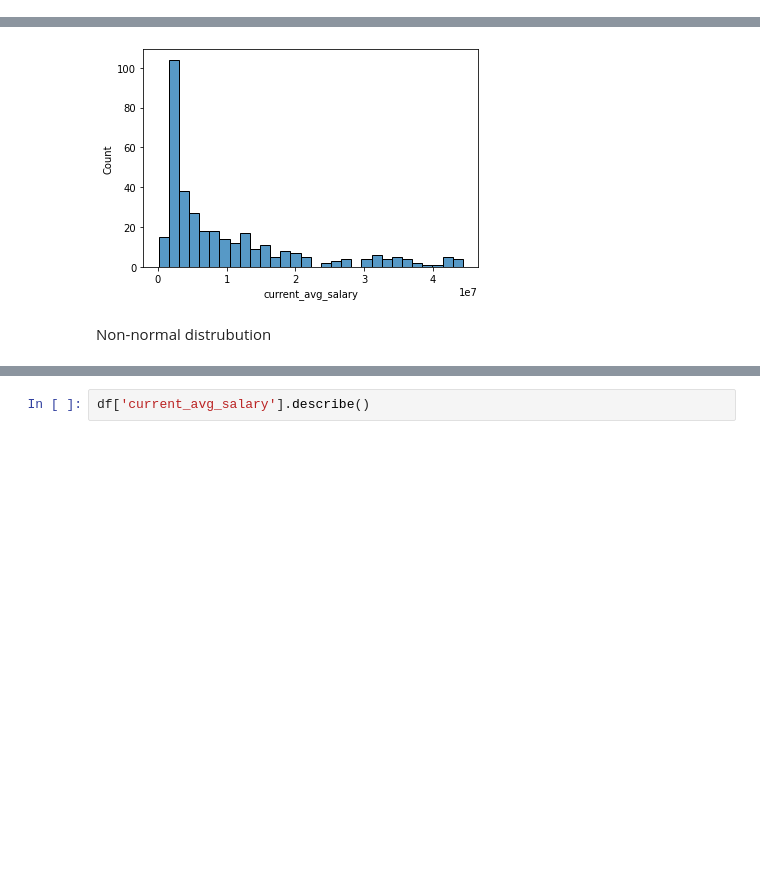
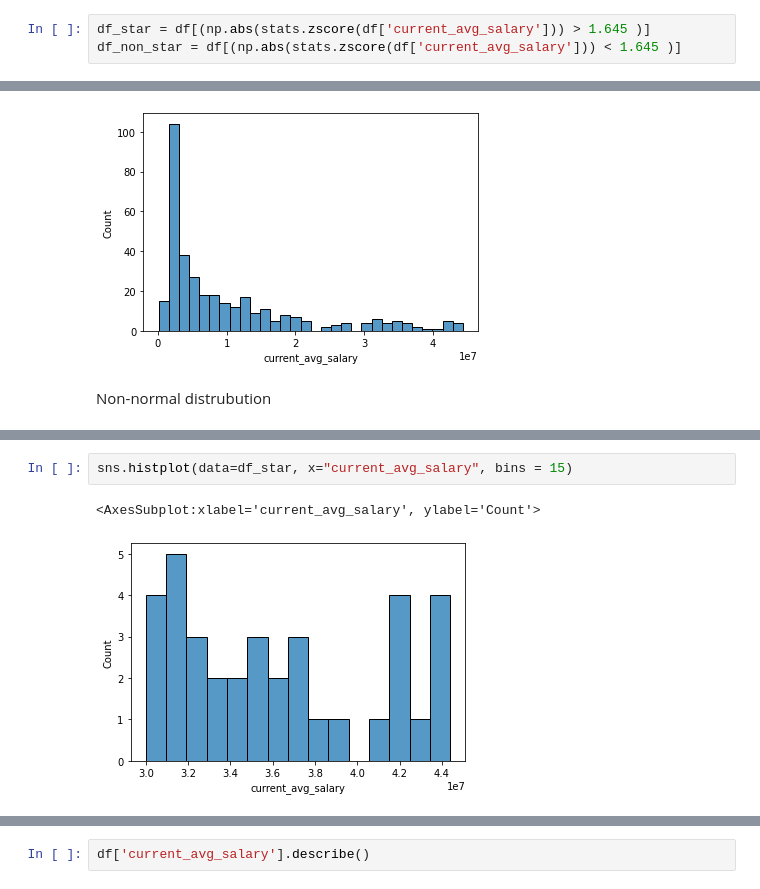
Before and after one commit to jinshuochen/Spring-Board-Capstone-Two, a Jupyter notebook: nba_player_salary/notebooks/03_exploratory_data_analysis.ipynb, the cells around one changed output, grey strips where cells are left out. Drawn from its saved outputs; the diff is of its cells as text; blank space fills up the shorter version.

```diff
--- a/nba_player_salary/notebooks/03_exploratory_data_analysis.ipynb
+++ b/nba_player_salary/notebooks/03_exploratory_data_analysis.ipynb
@@ -54,3 +104,6 @@ df['current_avg_salary'].hist(bins=50)
 # %% [output]
 <AxesSubplot:>
 [figure]
+# %%
+df_star = df[(np.abs(stats.zscore(df['current_avg_salary'])) > 1.645 )]
+df_non_star = df[(np.abs(stats.zscore(df['current_avg_salary'])) < 1.645 )]
@@ -63,0 +130,5 @@ Non-normal distrubution
+# %%
+sns.histplot(data=df_star, x="current_avg_salary", bins = 15)
+# %% [output]
+<AxesSubplot:xlabel='current_avg_salary', ylabel='Count'>
+[figure, added]
```
Also changed, not shown: parts of 28 cells of this notebook, 8 other files.
